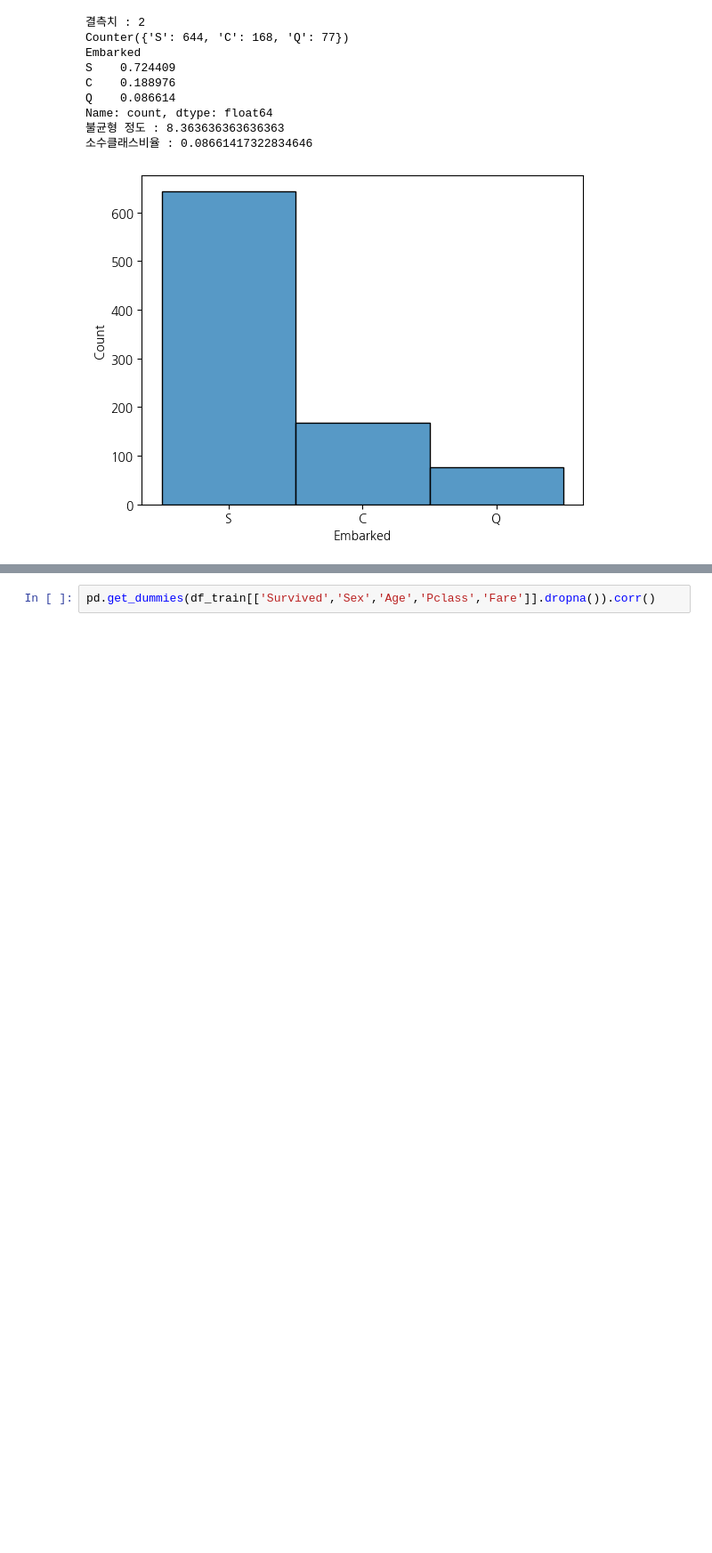
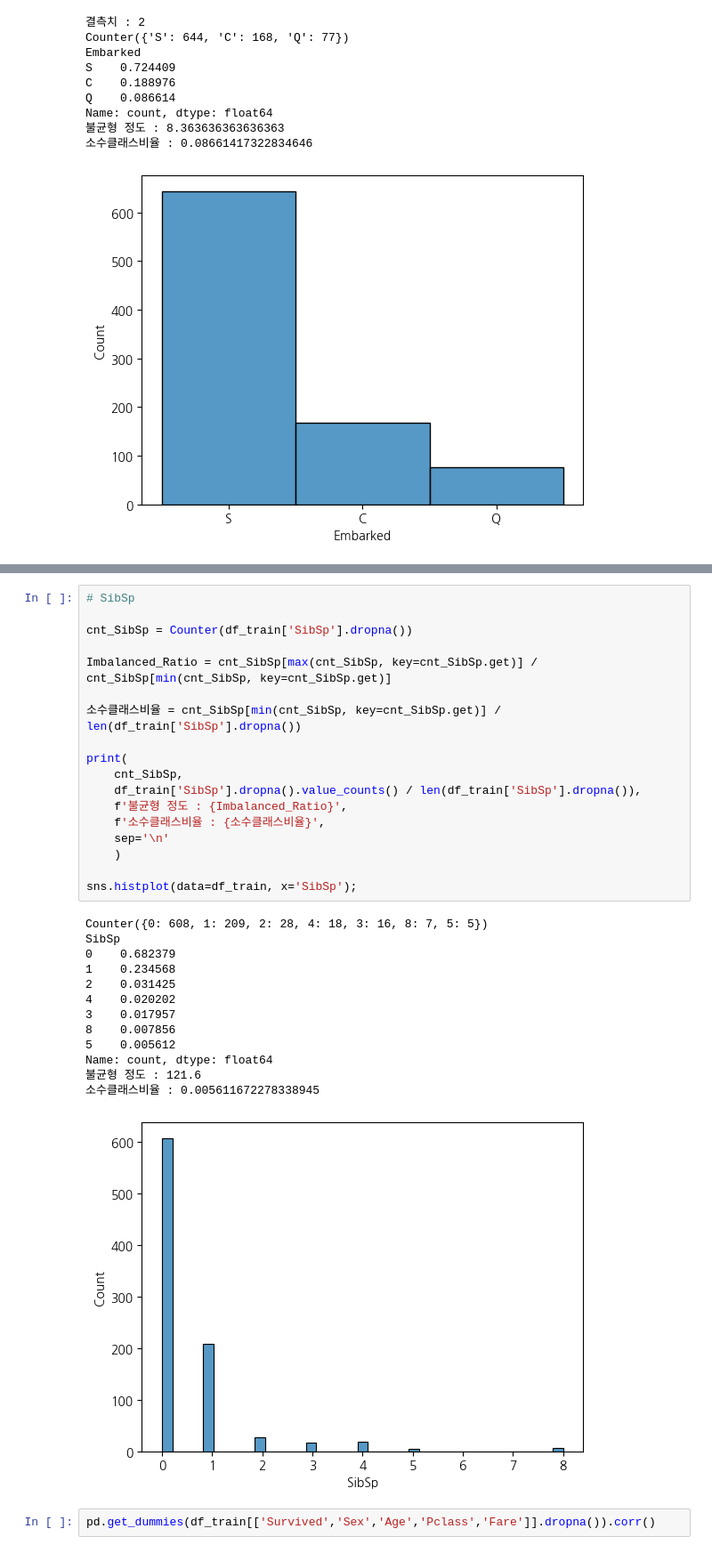
Before and after one commit to Song-Juntae/kaggle, a Jupyter notebook: getting_started/titanic/titanic.ipynb, the cells around one changed output, grey strips where cells are left out. Shown at 89% size. Drawn from its saved outputs; the diff is of its cells as text; blank space fills up the shorter version.

```diff
--- a/getting_started/titanic/titanic.ipynb
+++ b/getting_started/titanic/titanic.ipynb
@@ -457,6 +455,38 @@ Name: count, dtype: float64
 불균형 정도 : 2.6684782608695654
 소수클래스비율 : 0.20650953984287318
 [figure]
+# %%
+# SibSp
+
+cnt_SibSp = Counter(df_train['SibSp'].dropna())
+
+Imbalanced_Ratio = cnt_SibSp[max(cnt_SibSp, key=cnt_SibSp.get)] / cnt_SibSp[min(cnt_SibSp, key=cnt_SibSp.get)]
+
+소수클래스비율 = cnt_SibSp[min(cnt_SibSp, key=cnt_SibSp.get)] / len(df_train['SibSp'].dropna())
+
+print(
+    cnt_SibSp,
+    df_train['SibSp'].dropna().value_counts() / len(df_train['SibSp'].dropna()),
+    f'불균형 정도 : {Imbalanced_Ratio}',
+    f'소수클래스비율 : {소수클래스비율}',
+    sep='\n'
+    )
+
+sns.histplot(data=df_train, x='SibSp');
+# %% [output]
+Counter({0: 608, 1: 209, 2: 28, 4: 18, 3: 16, 8: 7, 5: 5})
+SibSp
+0    0.682379
+1    0.234568
+2    0.031425
+4    0.020202
+3    0.017957
+8    0.007856
+5    0.005612
+Name: count, dtype: float64
+불균형 정도 : 121.6
+소수클래스비율 : 0.005611672278338945
+[figure, added]
 # %%
 pd.get_dummies(df_train[['Survived','Sex','Age','Pclass','Fare']].dropna()).corr()
 # %% [output]
```
Also changed, not shown: parts of 2 cells of this notebook.
